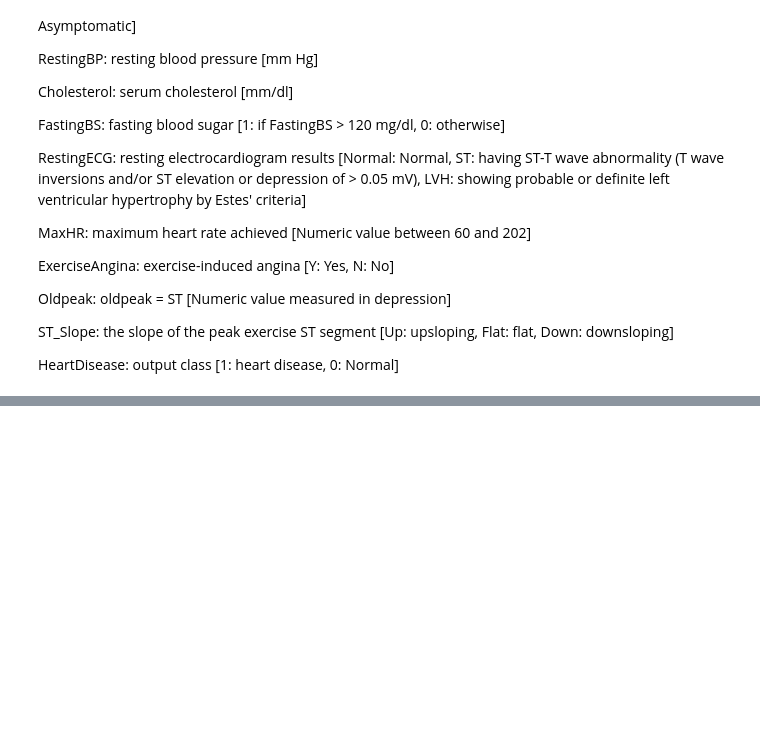
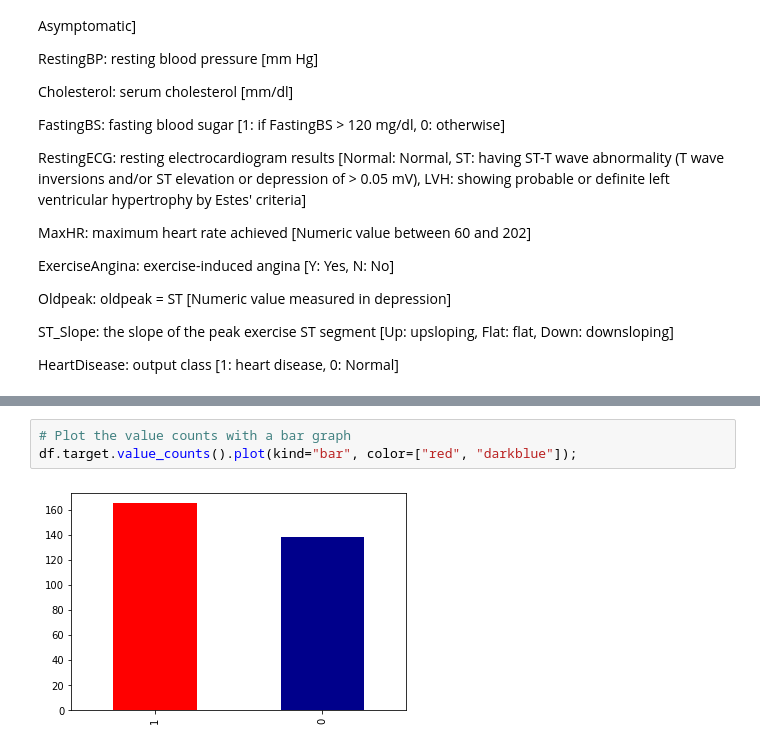
Before and after one commit to hlee0995/ML_practice, a Jupyter notebook: machine learning practice/Supervised_Learning_Classification.ipynb, the cells around one changed output, grey strips where cells are left out. Cells and saved outputs as stored; diff of their text form; blank space fills up the shorter version.

```diff
--- a/machine learning practice/Supervised_Learning_Classification.ipynb
+++ b/machine learning practice/Supervised_Learning_Classification.ipynb
@@ -108,0 +167,5 @@ HeartDisease: output class [1: heart disease, 0: Normal]
+# %%
+# Plot the value counts with a bar graph
+df.target.value_counts().plot(kind="bar", color=["red", "darkblue"]);
+# %% [output]
+[figure, added]
```
Also changed, not shown: parts of 56 cells of this notebook.
